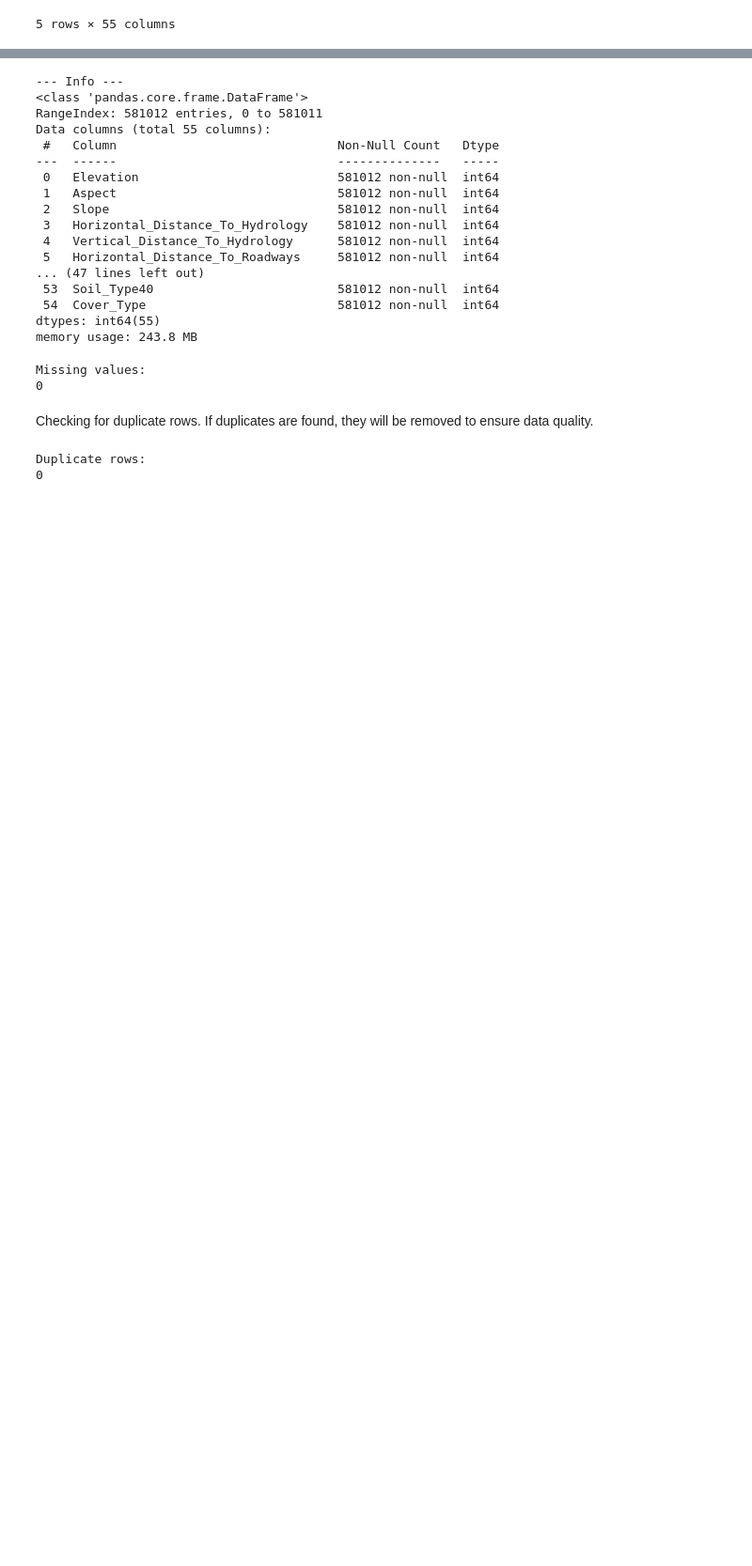
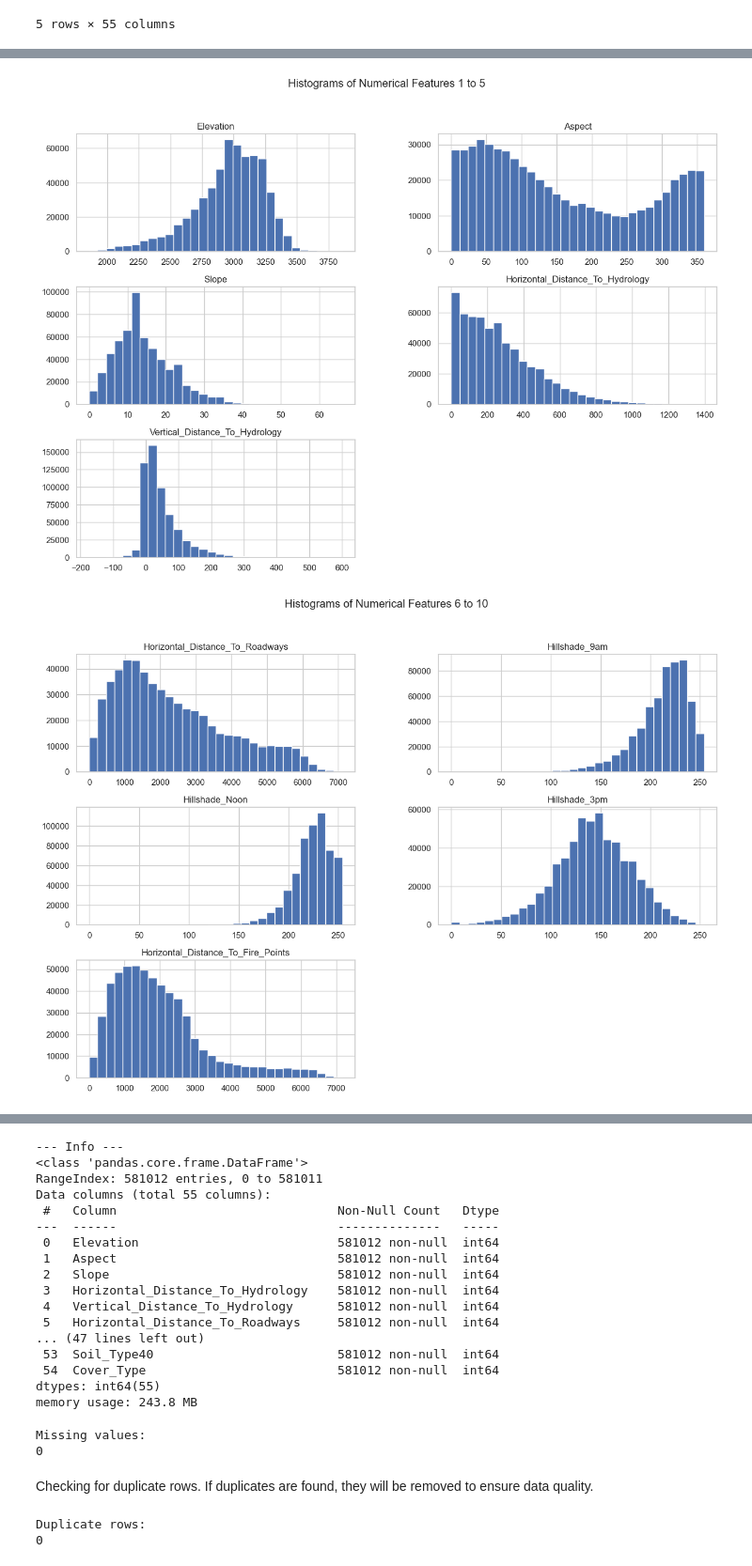
Before and after one commit to KeyPad717/forest_cover_type_prediction, a Jupyter notebook: Forest_Cover_Type_MT2025065.ipynb, the cells around one changed output, grey strips where cells are left out. Shown at 94% size. Drawn from its saved outputs; the diff is of its cells as text; code cells hidden in the pictures; blank space fills up the shorter version.

```diff
--- a/Forest_Cover_Type_MT2025065.ipynb
+++ b/Forest_Cover_Type_MT2025065.ipynb
@@ -47,0 +96,13 @@ Dataset shape: (581012, 55)
+# %%
+import matplotlib.pyplot as plt
+
+numerical_cols = numerical_cols[:10]
+
+for i in range(0, 10, 5):
+    subset = numerical_cols[i:i+5]
+    df[subset].hist(figsize=(15, 10), bins=30)
+    plt.suptitle(f'Histograms of Numerical Features {i+1} to {i+5}')
+    plt.show()
+# %% [output]
+[figure, added]
+[figure, added]
```
Also changed, not shown: parts of 35 cells of this notebook, 10 other files.
